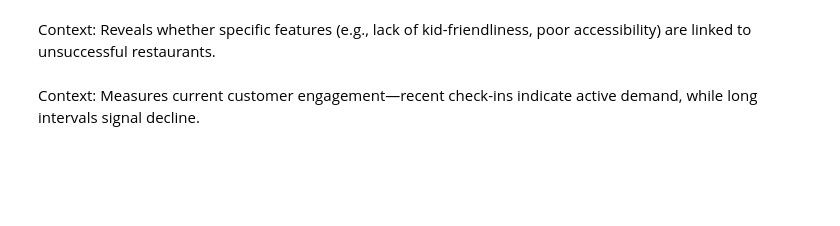
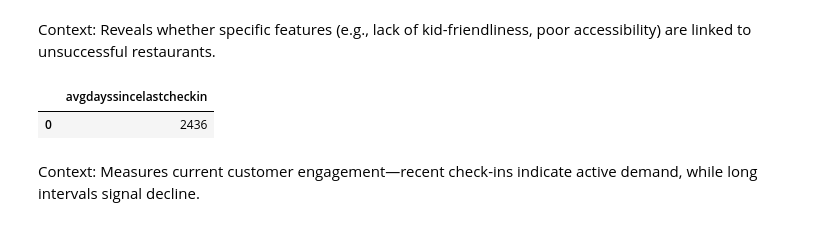
Before and after one commit to Kevocado/group15-Project1-YelpData, a Jupyter notebook: group15-SQL-Queries.ipynb, the cells around one changed output. Cells and saved outputs as stored; diff of their text form; code cells hidden in the pictures; blank space fills up the shorter version.

```diff
--- a/group15-SQL-Queries.ipynb
+++ b/group15-SQL-Queries.ipynb
@@ -246,12 +324,27 @@ Context: Reveals whether specific features (e.g., lack of kid-friendliness, poor
 # %%
 # 15. Average Days Since Last Check-in for Polish Restaurants in Philadelphia
 avg_days_since_checkin_query = """
-SELECT AVG(DATEDIFF(day, CAST(c.date AS DATETIME), GETDATE())) AS avgdayssincelastcheckin
-FROM business b
-JOIN checkin c ON b.business_id = c.business_id
-WHERE b.city = 'Philadelphia' AND b.state = 'PA' AND b.categories LIKE '%Polish%';
+WITH last_checkins AS (
+  SELECT
+    b.business_id,
+    MAX(TRY_CONVERT(datetime, LTRIM(RTRIM(s.value)), 120)) AS last_checkin
+  FROM business b
+  JOIN checkin c ON b.business_id = c.business_id
+  CROSS APPLY STRING_SPLIT(c.date, ',') AS s
+  WHERE b.city = 'Philadelphia'
+    AND b.state = 'PA'
+    AND b.categories LIKE '%Polish%'
+  GROUP BY b.business_id
+)
+SELECT AVG(DATEDIFF(day, last_checkin, GETDATE())) AS avgdayssincelastcheckin
+FROM last_checkins
+WHERE last_checkin IS NOT NULL;
 """
+
 avg_days_since_checkin_df = run_query(conn, avg_days_since_checkin_query)
 avg_days_since_checkin_df.head()
+# %% [output]
+|  | avgdayssincelastcheckin |
+| 0 | 2436 |
 # %% [markdown]
 Context: Measures current customer engagement—recent check-ins indicate active demand, while long intervals signal decline.
```
Also changed, not shown: parts of 16 cells of this notebook, 1 other file.
